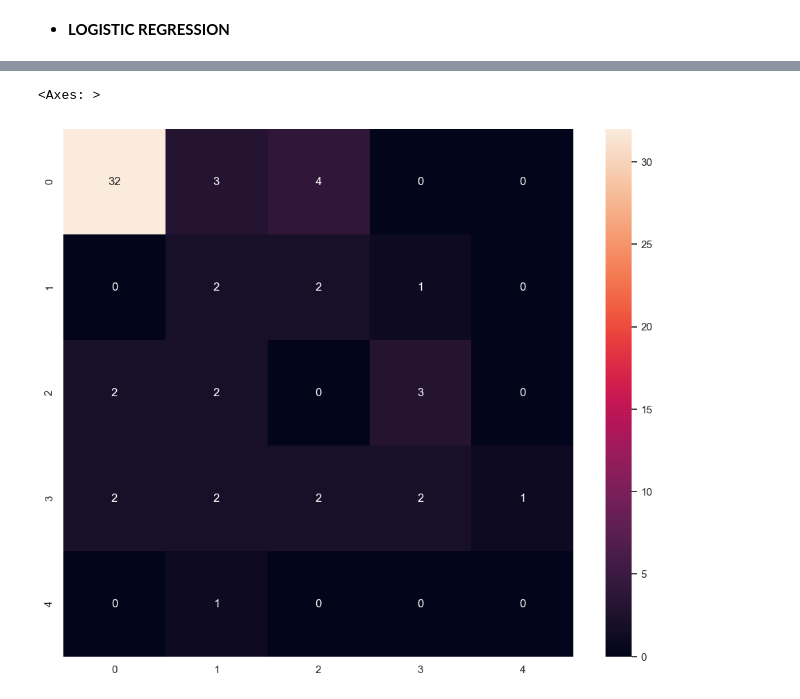
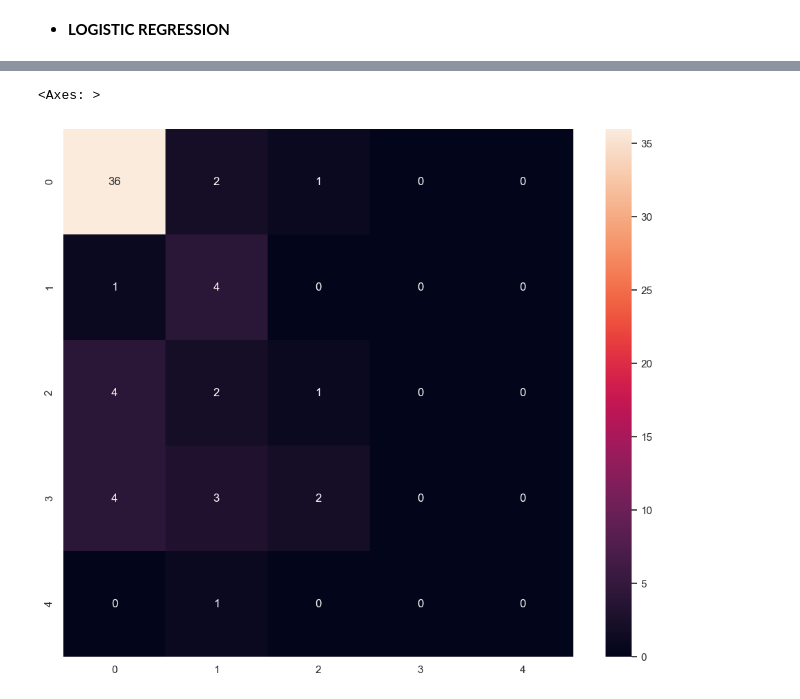
Before and after one commit to 96947300/JEM207-Project, a Jupyter notebook: finalproject.ipynb, the cells around one changed output, grey strips where cells are left out. Drawn from its saved outputs; the diff is of its cells as text; code cells hidden in the pictures.

Commit message:
Adding Random Forest and SVM
Development of the other families to compare. Running a Random Forest and SVM without tunning.

```diff
--- a/finalproject.ipynb
+++ b/finalproject.ipynb
@@ -361,0 +366,18 @@ weighted avg       0.63      0.59      0.61        61
+# %%
+#Create a pipeline with preprocessing and Random forest
+rf_model = Pipeline(steps=[('preprocessor', preprocessor),
+                           ('classifier', RandomForestClassifier(random_state=42))])
+
+#Fit the model
+rf_model.fit(X_train, Y_train)
+
+#Make predictions on the scaled testing set
+Y_pred = rf_model.predict(X_test)
+
+#Evaluate the accuracy
+accuracy_scaled = accuracy_score(Y_test, Y_pred)
+print(f"Accuracy with scaling: {accuracy_scaled:.2f}")
+
+#Display classification report
+print("Classification Report for Random Forest")
+print(classification_report(Y_test, Y_pred))
@@ -361,0 +400,18 @@ weighted avg       0.63      0.59      0.61        61
+# %%
+#Create a pipeline with preprocessing and SVM
+svm_model = Pipeline(steps=[('preprocessor', preprocessor),
+                            ('classifier', SVC(random_state=42))])
+
+#Fit the model
+svm_model.fit(X_train, Y_train)
+
+#Make predictions on the scaled testing set
+Y_pred = svm_model.predict(X_test)
+
+#Evaluate the performance
+accuracy_svm = accuracy_score(Y_test, Y_pred)
+print(f"Accuracy with scaling: {accuracy_svm:.2f}")
+
+#Display classification report
+print("Classification Report for SVM:")
+print(classification_report(Y_test, Y_pred, zero_division=1)) #Adjusted parameter due to the fact that some classes were not classified by the model
@@ -362,5 +432,5 @@ weighted avg       0.63      0.59      0.61        61
 # %%
-sns.heatmap(confusion_matrix(Y_test, Y_pred_scaled), annot=True)
+sns.heatmap(confusion_matrix(Y_test, Y_pred), annot=True)
 # %% [output]
 <Axes: >
-[figure, old version]
+[figure, new version]
```
Also changed, not shown: parts of 8 cells of this notebook.
